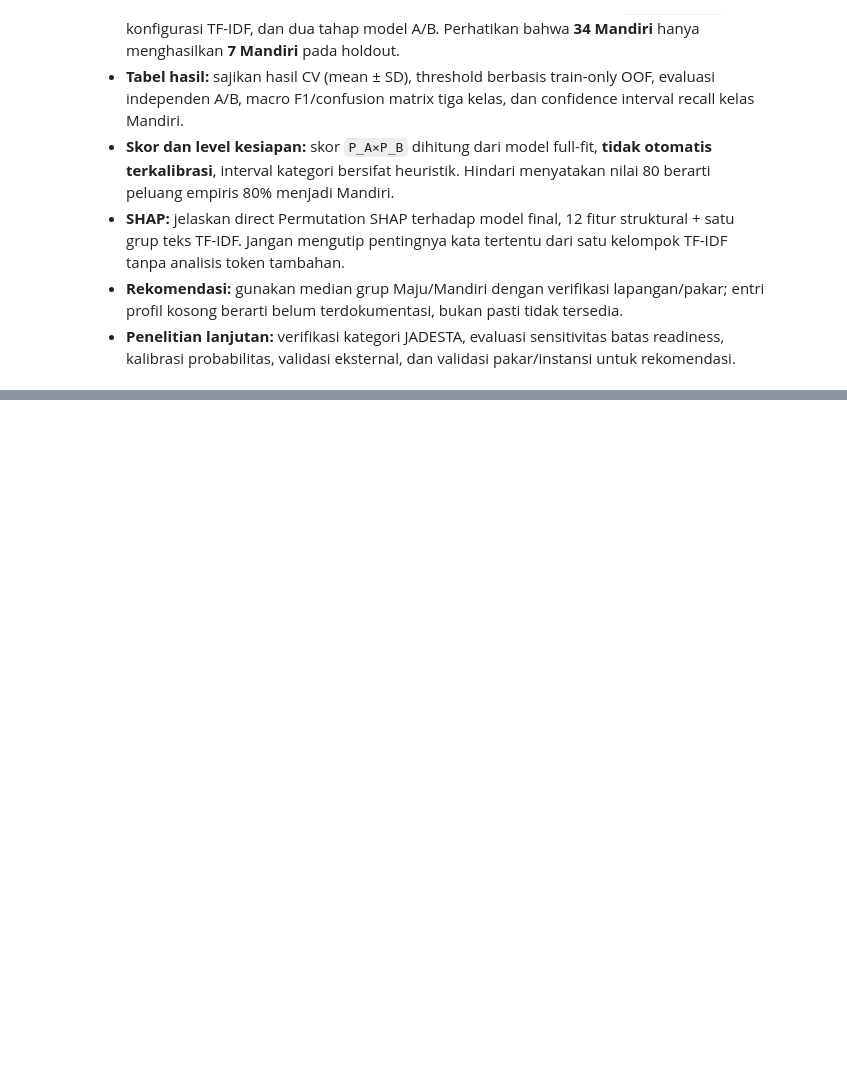
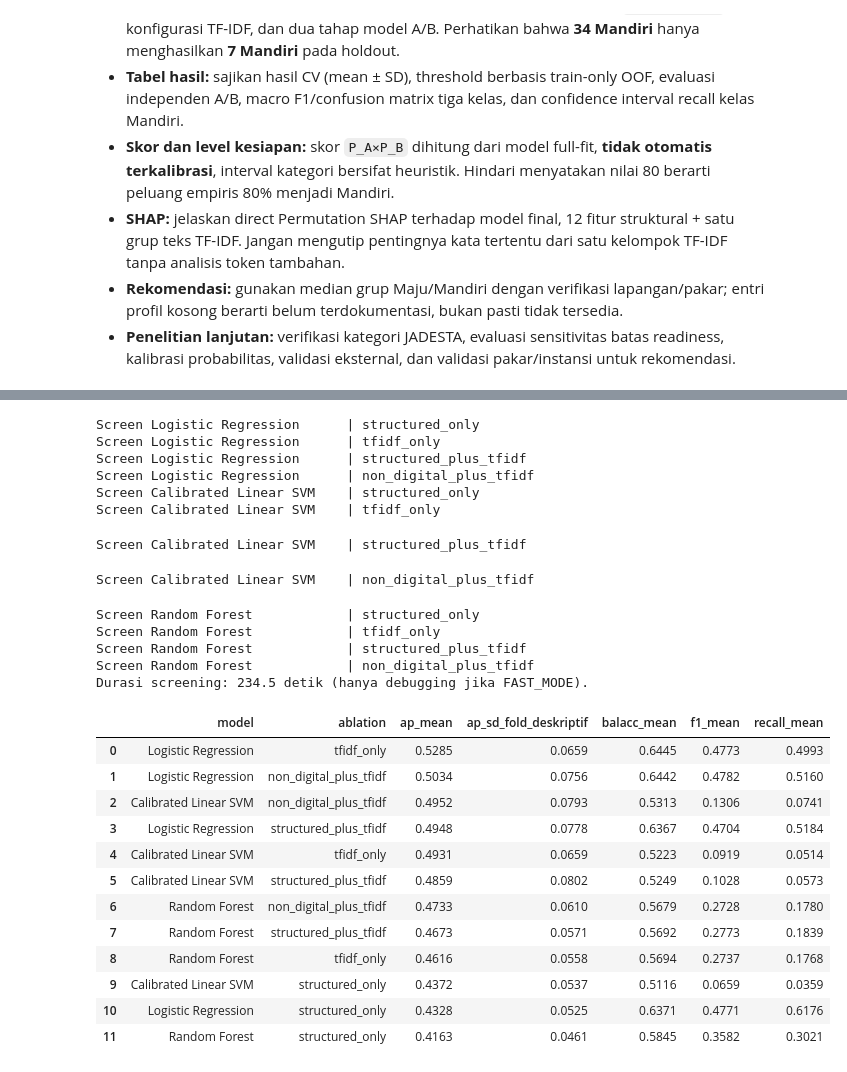
Before and after one commit to lanangsetiyo1972/Explainable_AI, a Jupyter notebook: CodePython/1_DSS_Desa_Wisata_1336_Hierarki_Permutation_SHAP.ipynb, the cells around one changed output, grey strips where cells are left out. Drawn from its saved outputs; the diff is of its cells as text; code cells hidden in the pictures; blank space fills up the shorter version.

```diff
--- a/CodePython/1_DSS_Desa_Wisata_1336_Hierarki_Permutation_SHAP.ipynb
+++ b/CodePython/1_DSS_Desa_Wisata_1336_Hierarki_Permutation_SHAP.ipynb
@@ -671,0 +1077,26 @@ except ImportError:
+# %%
+train_idx, test_idx = train_test_split(df.index.to_numpy(), test_size=0.20, stratify=y_all, random_state=SEED)
+train_idx, test_idx = np.sort(train_idx), np.sort(test_idx)
+assert len(set(train_idx) & set(test_idx)) == 0
+train = df.loc[train_idx].copy()
+test = df.loc[test_idx].copy()
+X_train = train[NUM_COLS + [TEXT_COL]].copy()
+X_test = test[NUM_COLS + [TEXT_COL]].copy()
+y_A_train = (train['label_3kelas'] >= 1).astype(int)
+y_A_test = (test['label_3kelas'] >= 1).astype(int)
+train_B = train[train['label_3kelas'].isin([1,2])].copy()
+test_B = test[test['label_3kelas'].isin([1,2])].copy()
+X_B_train = train_B[NUM_COLS + [TEXT_COL]].copy()
+X_B_test = test_B[NUM_COLS + [TEXT_COL]].copy()
+y_B_train = (train_B['label_3kelas'] == 2).astype(int)
+y_B_test = (test_B['label_3kelas'] == 2).astype(int)
+
+split_table = pd.concat([
+    train['label_3kelas'].value_counts().sort_index().rename('train_80'),
+    test['label_3kelas'].value_counts().sort_index().rename('test_20')], axis=1).fillna(0).astype(int)
+split_table['total'] = split_table.sum(axis=1)
+split_table['kelas'] = split_table.index.map(LABEL_NAMES)
+display(split_table)
+split_table.to_csv(OUT_DIR/'03_split_train_test.csv',encoding='utf-8-sig')
+train[['matching_key','Desa Wisata','Kabupaten','label_3kelas']].to_csv(OUT_DIR/'03_train_ids.csv',index=False,encoding='utf-8-sig')
+test[['matching_key','Desa Wisata','Kabupaten','label_3kelas']].to_csv(OUT_DIR/'03_test_ids.csv',index=False,encoding='utf-8-sig')
@@ -671,0 +1208,46 @@ except ImportError:
+# %%
+score_names={'ap':'average_precision','auc':'roc_auc','balacc':'balanced_accuracy',
+             'f1':'f1','recall':'recall','precision':'precision','accuracy':'accuracy'}
+screener=RepeatedStratifiedKFold(n_splits=OUTER_FOLDS,n_repeats=SCREEN_REPEATS,random_state=SEED)
+screen_rows=[]
+start=time.time()
+for model_name,ablation_name in CANDIDATES:
+    print(f'Screen {model_name:24} | {ablation_name:26}',flush=True)
+    sc=cross_validate(stageA_estimator(model_name,ablation_name), Xa,ya,
+                      cv=screener,scoring=score_names,n_jobs=1,error_score='raise')
+    row={'model':model_name,'ablation':ablation_name,'n_folds':len(sc['test_ap'])}
+    for met in score_names:
+        a=sc['test_'+met]
+        row[met+'_mean']=float(a.mean());row[met+'_sd_fold_deskriptif']=float(a.std(ddof=1))
+    screen_rows.append(row)
+screen=pd.DataFrame(screen_rows).sort_values(['ap_mean','balacc_mean'],ascending=False).reset_index(drop=True)
+screen.to_csv(OUT_DIR/'02_screening_12_kombinasi.csv',index=False)
+print(f'Durasi screening: {time.time()-start:.1f} detik (hanya debugging jika FAST_MODE).')
+display(screen[['model','ablation','ap_mean','ap_sd_fold_deskriptif','balacc_mean','f1_mean','recall_mean']].round(4))
+# %% [output]
+Screen Logistic Regression      | structured_only
+Screen Logistic Regression      | tfidf_only
+Screen Logistic Regression      | structured_plus_tfidf
+Screen Logistic Regression      | non_digital_plus_tfidf
+Screen Calibrated Linear SVM    | structured_only
+Screen Calibrated Linear SVM    | tfidf_only
+Screen Calibrated Linear SVM    | structured_plus_tfidf
+Screen Calibrated Linear SVM    | non_digital_plus_tfidf
+Screen Random Forest            | structured_only
+Screen Random Forest            | tfidf_only
+Screen Random Forest            | structured_plus_tfidf
+Screen Random Forest            | non_digital_plus_tfidf
+Durasi screening: 234.5 detik (hanya debugging jika FAST_MODE).
+|  | model | ablation | ap_mean | ap_sd_fold_deskriptif | balacc_mean | f1_mean | recall_mean |
+| 0 | Logistic Regression | tfidf_only | 0.5285 | 0.0659 | 0.6445 | 0.4773 | 0.4993 |
+| 1 | Logistic Regression | non_digital_plus_tfidf | 0.5034 | 0.0756 | 0.6442 | 0.4782 | 0.5160 |
+| 2 | Calibrated Linear SVM | non_digital_plus_tfidf | 0.4952 | 0.0793 | 0.5313 | 0.1306 | 0.0741 |
+| 3 | Logistic Regression | structured_plus_tfidf | 0.4948 | 0.0778 | 0.6367 | 0.4704 | 0.5184 |
+| 4 | Calibrated Linear SVM | tfidf_only | 0.4931 | 0.0659 | 0.5223 | 0.0919 | 0.0514 |
+| 5 | Calibrated Linear SVM | structured_plus_tfidf | 0.4859 | 0.0802 | 0.5249 | 0.1028 | 0.0573 |
+| 6 | Random Forest | non_digital_plus_tfidf | 0.4733 | 0.0610 | 0.5679 | 0.2728 | 0.1780 |
+| 7 | Random Forest | structured_plus_tfidf | 0.4673 | 0.0571 | 0.5692 | 0.2773 | 0.1839 |
+| 8 | Random Forest | tfidf_only | 0.4616 | 0.0558 | 0.5694 | 0.2737 | 0.1768 |
+| 9 | Calibrated Linear SVM | structured_only | 0.4372 | 0.0537 | 0.5116 | 0.0659 | 0.0359 |
+| 10 | Logistic Regression | structured_only | 0.4328 | 0.0525 | 0.6371 | 0.4771 | 0.6176 |
+| 11 | Random Forest | structured_only | 0.4163 | 0.0461 | 0.5845 | 0.3582 | 0.3021 |
```
Also changed, not shown: parts of 44 cells of this notebook, 1 other file.
